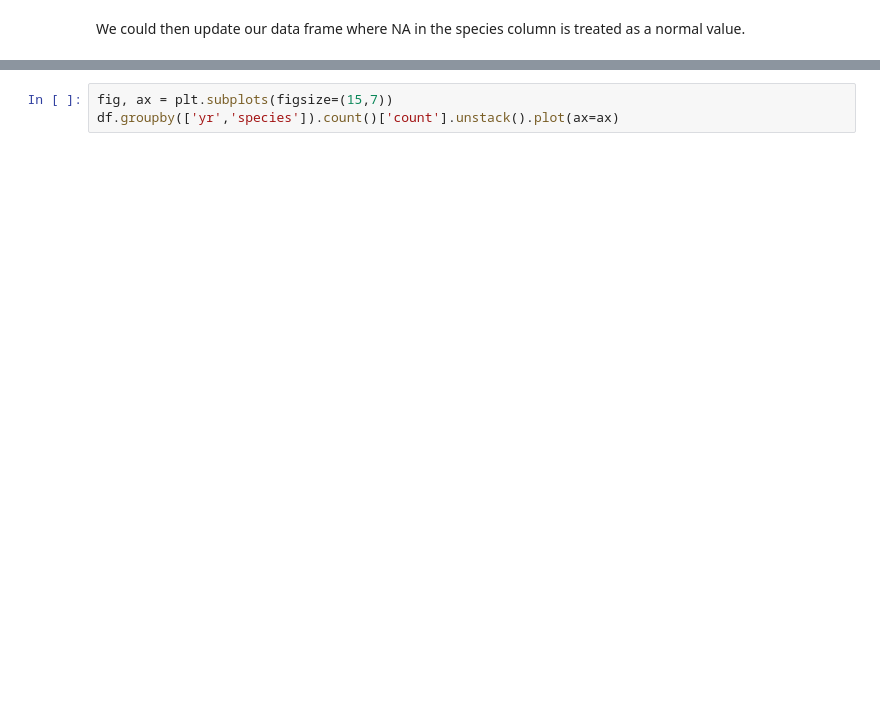
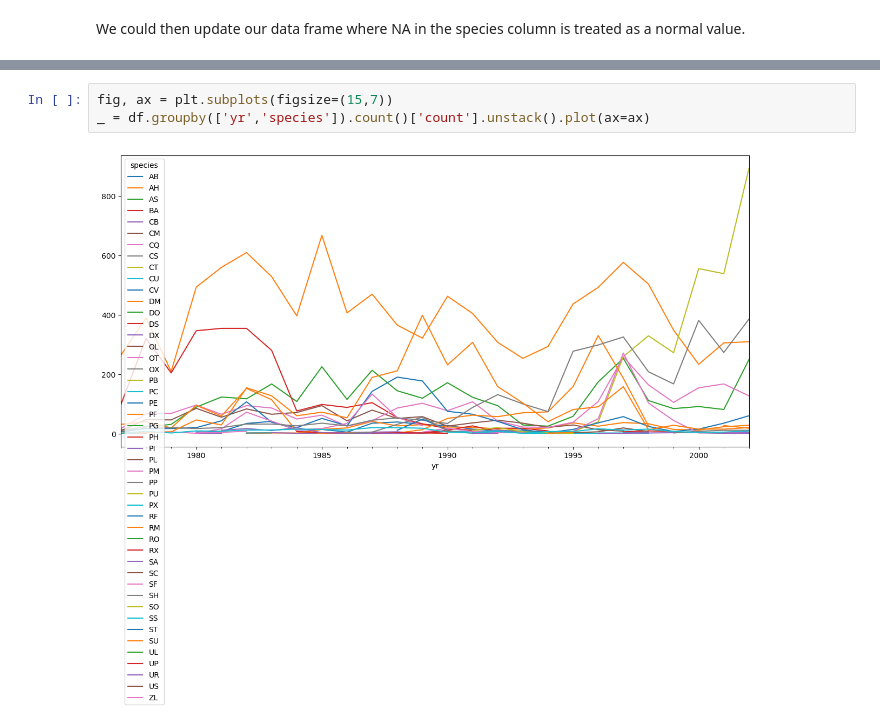
Before and after one commit to alan-turing-institute/ptype, a Jupyter notebook: notebooks/incorrect-missing-data.ipynb, the cells around one changed output, grey strips where cells are left out. Cells and saved outputs as stored; diff of their text form; blank space fills up the shorter version.

```diff
--- a/notebooks/incorrect-missing-data.ipynb
+++ b/notebooks/incorrect-missing-data.ipynb
@@ -74,3 +111,5 @@ df
 # %%
 fig, ax = plt.subplots(figsize=(15,7))
-df.groupby(['yr','species']).count()['count'].unstack().plot(ax=ax)
+_ = df.groupby(['yr','species']).count()['count'].unstack().plot(ax=ax)
+# %% [output]
+[figure, added]
```
Also changed, not shown: parts of 6 cells of this notebook.
